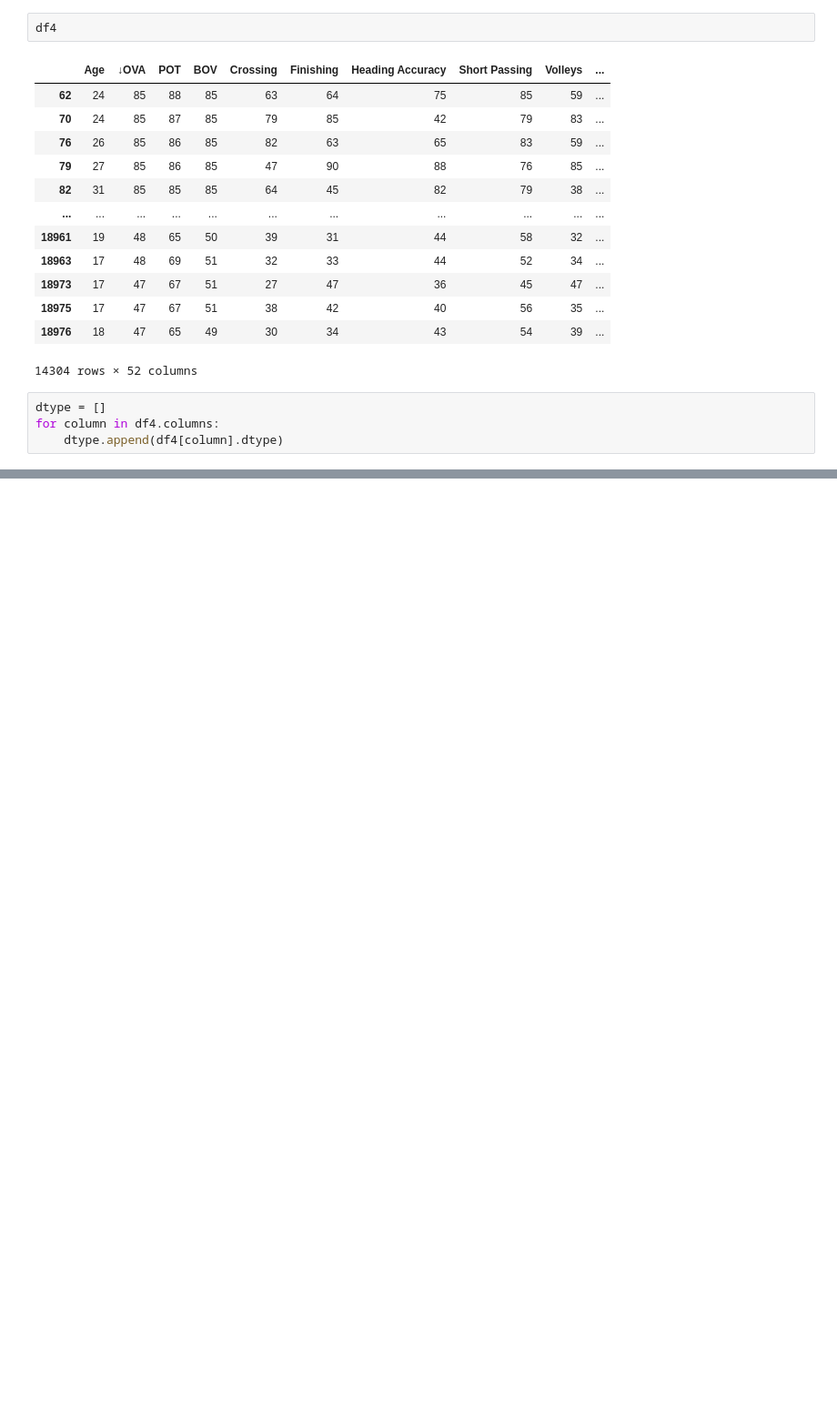
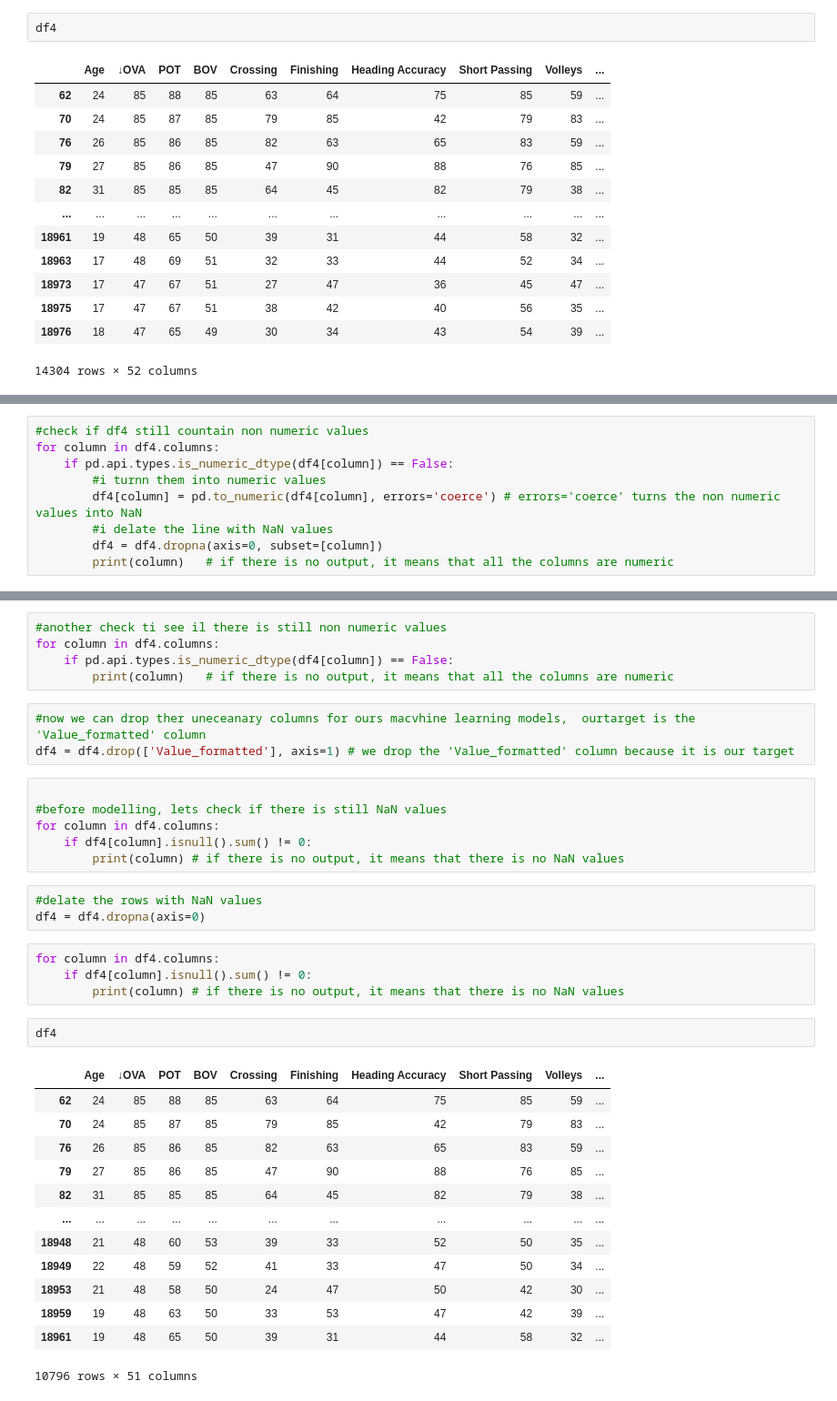
Before and after one commit to papstarlove/Data-Processing-Machine-Learning, a Jupyter notebook: fifa messy data/fifa project version 1.ipynb, the cells around one changed output, grey strips where cells are left out. Shown at 91% size. Drawn from its saved outputs; the diff is of its cells as text; blank space fills up the shorter version.

```diff
--- a/fifa messy data/fifa project version 1.ipynb
+++ b/fifa messy data/fifa project version 1.ipynb
@@ -719,7 +727,3 @@ df4
 | 18975 | 17 | 47 | 67 | 51 | 38 | 42 | 40 | 56 | 35 | ... |
 | 18976 | 18 | 47 | 65 | 49 | 30 | 34 | 43 | 54 | 39 | ... |
 14304 rows × 52 columns
-# %%
-dtype = []
-for column in df4.columns:
-    dtype.append(df4[column].dtype)
@@ -729,0 +750,9 @@ AttributeError: 'list' object has no attribute 'unique'
+# %%
+#check if df4 still countain non numeric values
+for column in df4.columns:
+    if pd.api.types.is_numeric_dtype(df4[column]) == False:
+        #i turnn them into numeric values
+        df4[column] = pd.to_numeric(df4[column], errors='coerce') # errors='coerce' turns the non numeric values into NaN
+        #i delate the line with NaN values
+        df4 = df4.dropna(axis=0, subset=[column])
+        print(column)   # if there is no output, it means that all the columns are numeric
@@ -729,0 +768,37 @@ AttributeError: 'list' object has no attribute 'unique'
+# %%
+#another check ti see il there is still non numeric values
+for column in df4.columns:
+    if pd.api.types.is_numeric_dtype(df4[column]) == False:
+        print(column)   # if there is no output, it means that all the columns are numeric
+# %%
+#now we can drop ther uneceanary columns for ours macvhine learning models,  ourtarget is the 'Value_formatted' column
+df4 = df4.drop(['Value_formatted'], axis=1) # we drop the 'Value_formatted' column because it is our target
+# %%
+
+#before modelling, lets check if there is still NaN values
+for column in df4.columns:
+    if df4[column].isnull().sum() != 0:
+        print(column) # if there is no output, it means that there is no NaN values
+# %%
+#delate the rows with NaN values
+df4 = df4.dropna(axis=0)
+# %%
+for column in df4.columns:
+    if df4[column].isnull().sum() != 0:
+        print(column) # if there is no output, it means that there is no NaN values
+# %%
+df4
+# %% [output]
+|  | Age | ↓OVA | POT | BOV | Crossing | Finishing | Heading Accuracy | Short Passing | Volleys | ... |
+| 62 | 24 | 85 | 88 | 85 | 63 | 64 | 75 | 85 | 59 | ... |
+| 70 | 24 | 85 | 87 | 85 | 79 | 85 | 42 | 79 | 83 | ... |
+| 76 | 26 | 85 | 86 | 85 | 82 | 63 | 65 | 83 | 59 | ... |
+| 79 | 27 | 85 | 86 | 85 | 47 | 90 | 88 | 76 | 85 | ... |
+| 82 | 31 | 85 | 85 | 85 | 64 | 45 | 82 | 79 | 38 | ... |
+| ... | ... | ... | ... | ... | ... | ... | ... | ... | ... | ... |
+| 18948 | 21 | 48 | 60 | 53 | 39 | 33 | 52 | 50 | 35 | ... |
+| 18949 | 22 | 48 | 59 | 52 | 41 | 33 | 47 | 50 | 34 | ... |
+| 18953 | 21 | 48 | 58 | 50 | 24 | 47 | 50 | 42 | 30 | ... |
+| 18959 | 19 | 48 | 63 | 50 | 33 | 53 | 47 | 42 | 39 | ... |
+| 18961 | 19 | 48 | 65 | 50 | 39 | 31 | 44 | 58 | 32 | ... |
+10796 rows × 51 columns
```
Also changed, not shown: parts of 15 cells of this notebook.
